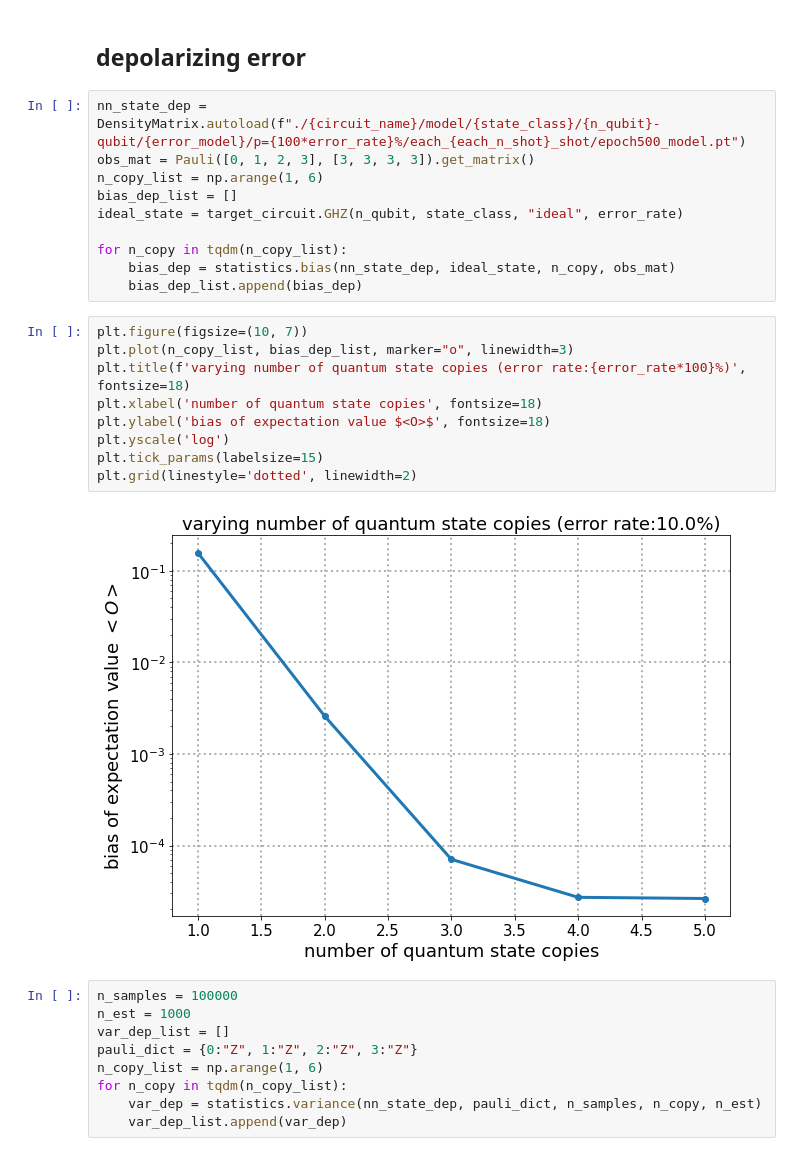
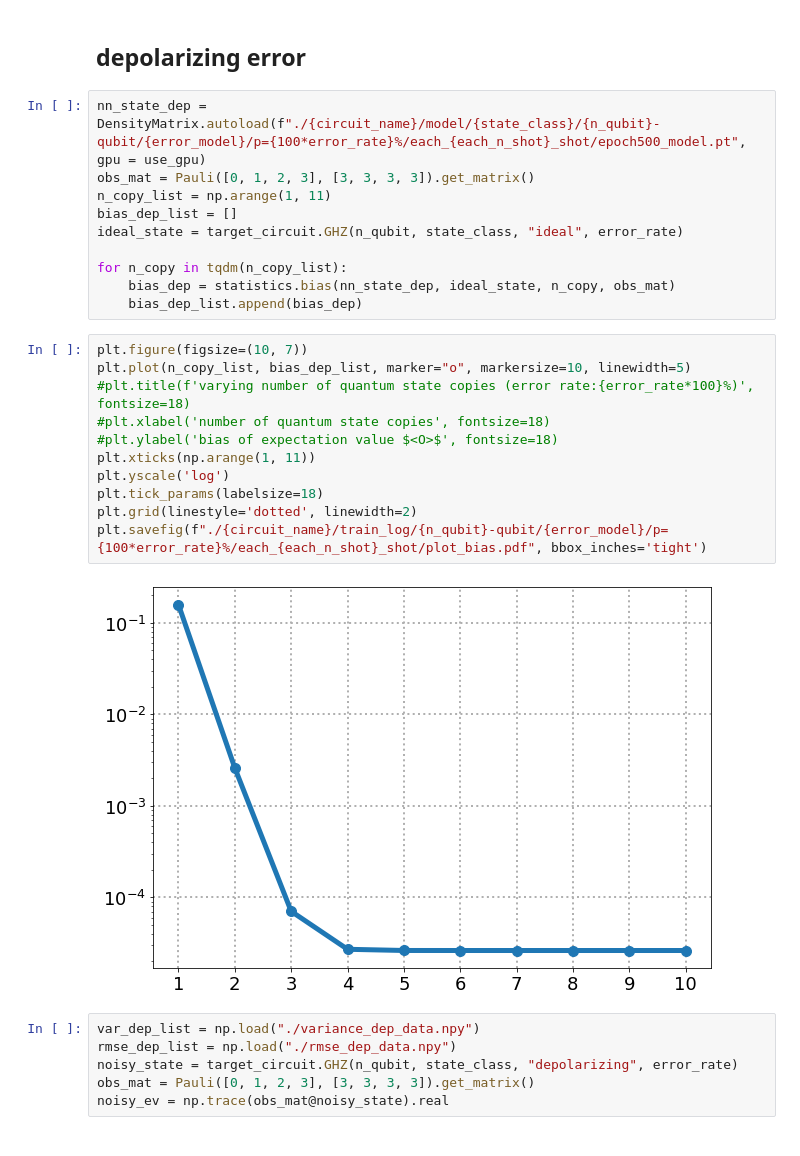
Before and after one commit to Fermi-D/NQS4QEM, a Jupyter notebook: plot_statistics.ipynb, the cells around one changed output. Cells and saved outputs as stored; diff of their text form.

```diff
--- a/plot_statistics.ipynb
+++ b/plot_statistics.ipynb
@@ -95,9 +92,9 @@ seed_settings(seed=seed)
 # %% [markdown]
 ## depolarizing error
 # %%
-nn_state_dep = DensityMatrix.autoload(f"./{circuit_name}/model/{state_class}/{n_qubit}-qubit/{error_model}/p={100*error_rate}%/each_{each_n_shot}_shot/epoch500_model.pt")
+nn_state_dep = DensityMatrix.autoload(f"./{circuit_name}/model/{state_class}/{n_qubit}-qubit/{error_model}/p={100*error_rate}%/each_{each_n_shot}_shot/epoch500_model.pt", gpu = use_gpu)
 obs_mat = Pauli([0, 1, 2, 3], [3, 3, 3, 3]).get_matrix()
-n_copy_list = np.arange(1, 6)
+n_copy_list = np.arange(1, 11)
 bias_dep_list = []
 ideal_state = target_circuit.GHZ(n_qubit, state_class, "ideal", error_rate)
 
@@ -106,23 +103,22 @@ for n_copy in tqdm(n_copy_list):
     bias_dep_list.append(bias_dep)
 # %%
 plt.figure(figsize=(10, 7))
-plt.plot(n_copy_list, bias_dep_list, marker="o", linewidth=3)
-plt.title(f'varying number of quantum state copies (error rate:{error_rate*100}%)', fontsize=18)
-plt.xlabel('number of quantum state copies', fontsize=18)
-plt.ylabel('bias of expectation value $<O>$', fontsize=18)
+plt.plot(n_copy_list, bias_dep_list, marker="o", markersize=10, linewidth=5)
+#plt.title(f'varying number of quantum state copies (error rate:{error_rate*100}%)', fontsize=18)
+#plt.xlabel('number of quantum state copies', fontsize=18)
+#plt.ylabel('bias of expectation value $<O>$', fontsize=18)
+plt.xticks(np.arange(1, 11))
 plt.yscale('log')
-plt.tick_params(labelsize=15)
+plt.tick_params(labelsize=18)
 plt.grid(linestyle='dotted', linewidth=2)
+plt.savefig(f"./{circuit_name}/train_log/{n_qubit}-qubit/{error_model}/p={100*error_rate}%/each_{each_n_shot}_shot/plot_bias.pdf", bbox_inches='tight')
 # %% [output]
-[figure, old version]
+[figure, new version]
-# %%
-n_samples = 100000
-n_est = 1000
-var_dep_list = []
-pauli_dict = {0:"Z", 1:"Z", 2:"Z", 3:"Z"}
-n_copy_list = np.arange(1, 6)
-for n_copy in tqdm(n_copy_list):
-    var_dep = statistics.variance(nn_state_dep, pauli_dict, n_samples, n_copy, n_est)
-    var_dep_list.append(var_dep)
+# %%
+var_dep_list = np.load("./variance_dep_data.npy")
+rmse_dep_list = np.load("./rmse_dep_data.npy")
+noisy_state = target_circuit.GHZ(n_qubit, state_class, "depolarizing", error_rate)
+obs_mat = Pauli([0, 1, 2, 3], [3, 3, 3, 3]).get_matrix()
+noisy_ev = np.trace(obs_mat@noisy_state).real
 # %%
 plt.figure(figsize=(10, 7))
```
Also changed, not shown: parts of 11 cells of this notebook, 13 other files.
